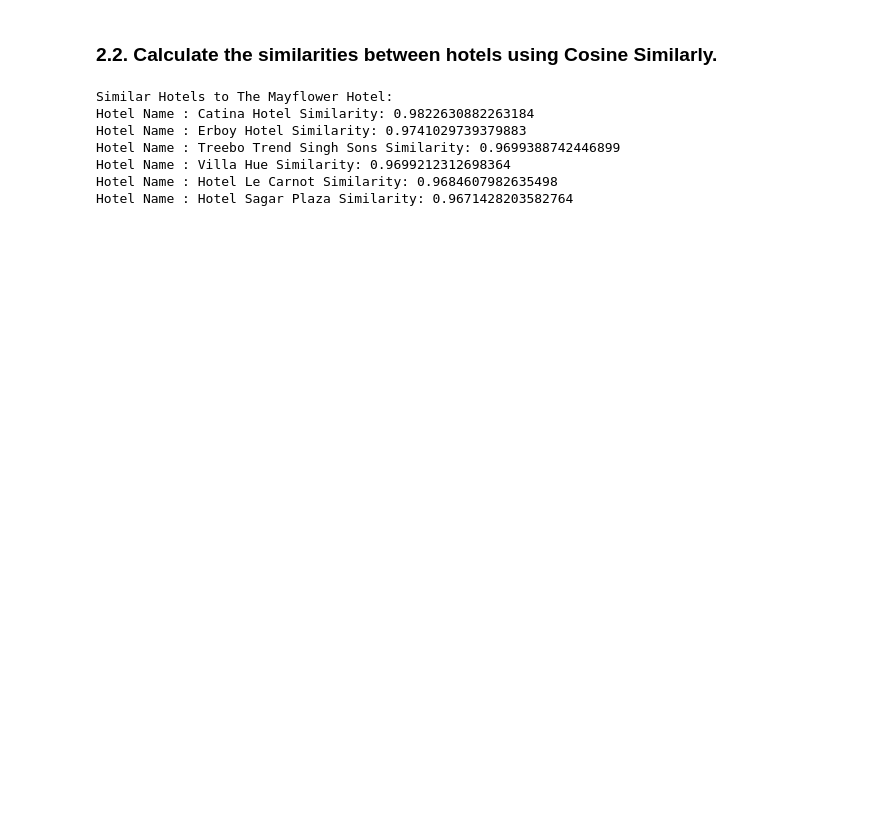
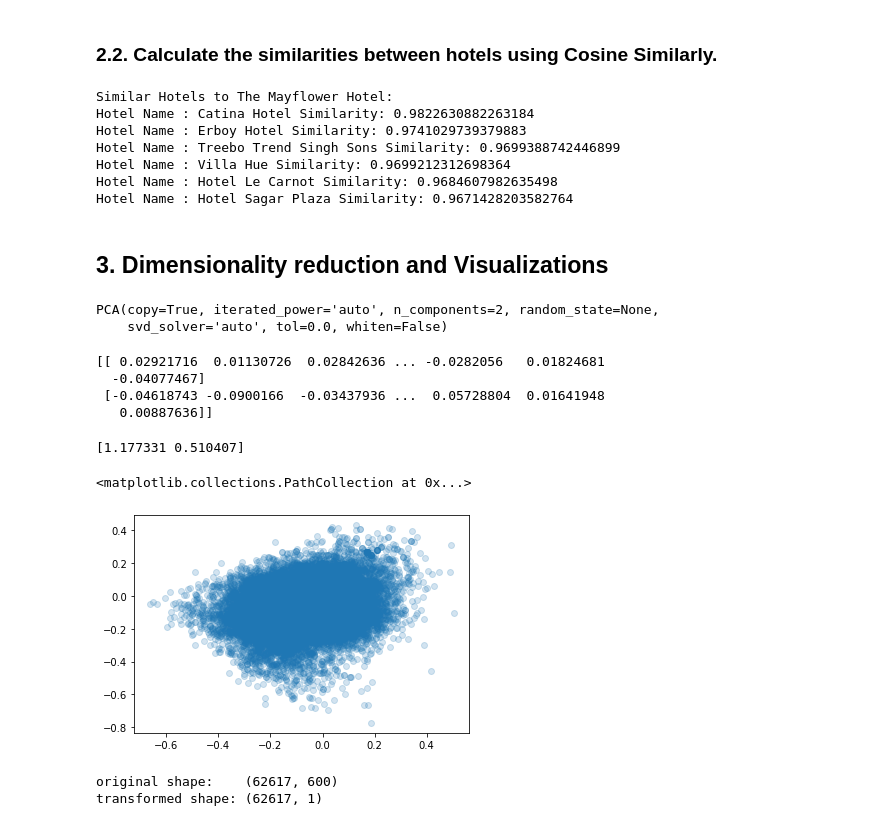
Before and after one commit to OsamaAlhalabi/Hotel_features_dataset, a Jupyter notebook: Recommender_system.ipynb, the cells around one changed output. Cells and saved outputs as stored; diff of their text form; code cells hidden in the pictures; blank space fills up the shorter version.

Commit message:
add features selection, dimensionality reduction

```diff
--- a/Recommender_system.ipynb
+++ b/Recommender_system.ipynb
@@ -146,3 +144,38 @@ Hotel Name : Treebo Trend Singh Sons Similarity: 0.9699388742446899
 Hotel Name : Villa Hue Similarity: 0.9699212312698364
 Hotel Name : Hotel Le Carnot Similarity: 0.9684607982635498
 Hotel Name : Hotel Sagar Plaza Similarity: 0.9671428203582764
+# %% [markdown]
+## 3. Dimensionality reduction and Visualizations
+# %%
+from sklearn.decomposition import PCA
+pca = PCA(n_components=2)
+pca.fit(embs)
+# %% [output]
+PCA(copy=True, iterated_power='auto', n_components=2, random_state=None,
+    svd_solver='auto', tol=0.0, whiten=False)
+# %%
+print(pca.components_)
+# %% [output]
+[[ 0.02921716  0.01130726  0.02842636 ... -0.0282056   0.01824681
+  -0.04077467]
+ [-0.04618743 -0.0900166  -0.03437936 ...  0.05728804  0.01641948
+   0.00887636]]
+# %%
+print(pca.explained_variance_)
+# %% [output]
+[1.177331 0.510407]
+# %%
+plt.scatter(embs[:, 0], embs[:, 1], alpha=0.2)
+# %% [output]
+<matplotlib.collections.PathCollection at 0x...>
+[figure, added]
+# %%
+pca = PCA(n_components=1)
+#clf = PCA(0.95) # keep 95% of variance
+pca.fit(embs)
+embs_pca = pca.transform(embs)
+print("original shape:   ", embs.shape)
+print("transformed shape:", embs_pca.shape)
+# %% [output]
+original shape:    (62617, 600)
+transformed shape: (62617, 1)
```
Also changed, not shown: parts of 30 cells of this notebook.
